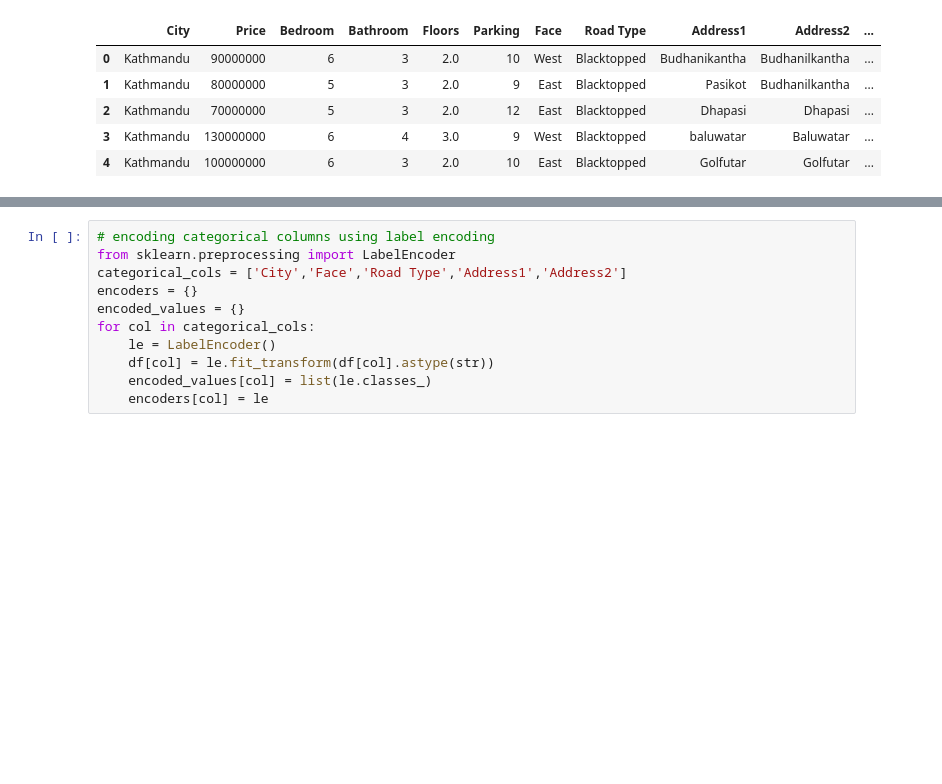
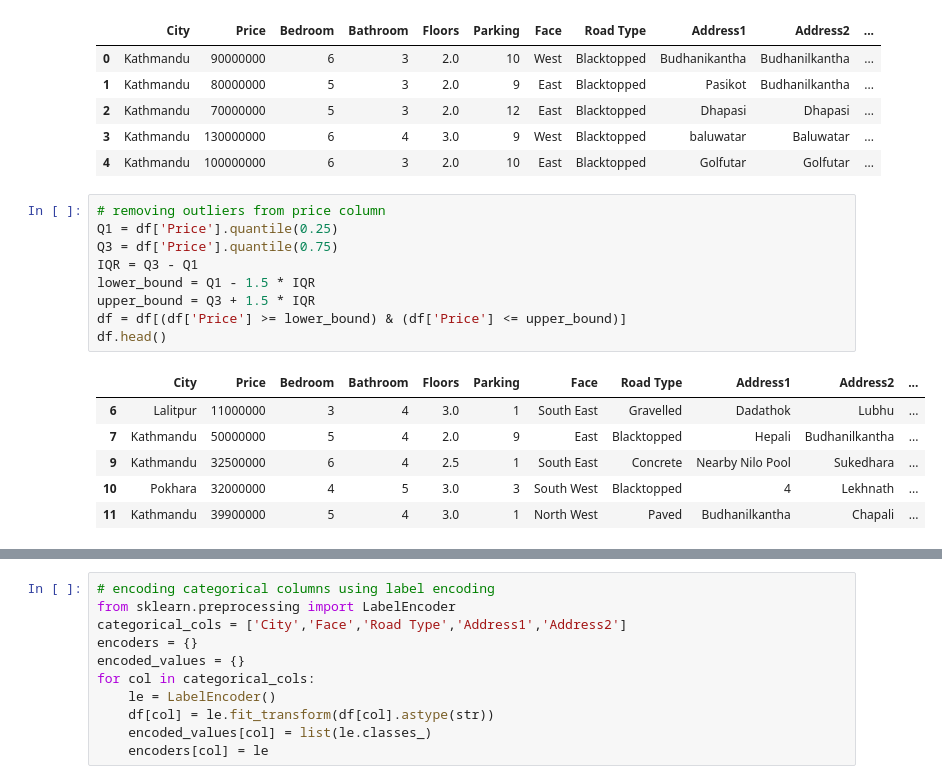
Before and after one commit to SakriyaPyakurel/ML, a Jupyter notebook: mini_project/preprocessing.ipynb, the cells around one changed output, grey strips where cells are left out. Saved outputs shown, nothing was run; the diff lists cells and outputs as text; blank space fills up the shorter version.

```diff
--- a/mini_project/preprocessing.ipynb
+++ b/mini_project/preprocessing.ipynb
@@ -143,6 +143,22 @@ df.head()
 | 2 | Kathmandu | 70000000 | 5 | 3 | 2.0 | 12 | East | Blacktopped | Dhapasi | Dhapasi | ... |
 | 3 | Kathmandu | 130000000 | 6 | 4 | 3.0 | 9 | West | Blacktopped | baluwatar | Baluwatar | ... |
 | 4 | Kathmandu | 100000000 | 6 | 3 | 2.0 | 10 | East | Blacktopped | Golfutar | Golfutar | ... |
+# %%
+# removing outliers from price column
+Q1 = df['Price'].quantile(0.25)
+Q3 = df['Price'].quantile(0.75)
+IQR = Q3 - Q1
+lower_bound = Q1 - 1.5 * IQR
+upper_bound = Q3 + 1.5 * IQR
+df = df[(df['Price'] >= lower_bound) & (df['Price'] <= upper_bound)]
+df.head()
+# %% [output]
+|  | City | Price | Bedroom | Bathroom | Floors | Parking | Face | Road Type | Address1 | Address2 | ... |
+| 6 | Lalitpur | 11000000 | 3 | 4 | 3.0 | 1 | South East | Gravelled | Dadathok | Lubhu | ... |
+| 7 | Kathmandu | 50000000 | 5 | 4 | 2.0 | 9 | East | Blacktopped | Hepali | Budhanilkantha | ... |
+| 9 | Kathmandu | 32500000 | 6 | 4 | 2.5 | 1 | South East | Concrete | Nearby Nilo Pool | Sukedhara | ... |
+| 10 | Pokhara | 32000000 | 4 | 5 | 3.0 | 3 | South West | Blacktopped | 4 | Lekhnath | ... |
+| 11 | Kathmandu | 39900000 | 5 | 4 | 3.0 | 1 | North West | Paved | Budhanilkantha | Chapali | ... |
 # %%
 # making groups for checking if address2 is of address 1 or not
 from collections import defaultdict
```
Also changed, not shown: parts of 6 cells of this notebook, 1 other file.
